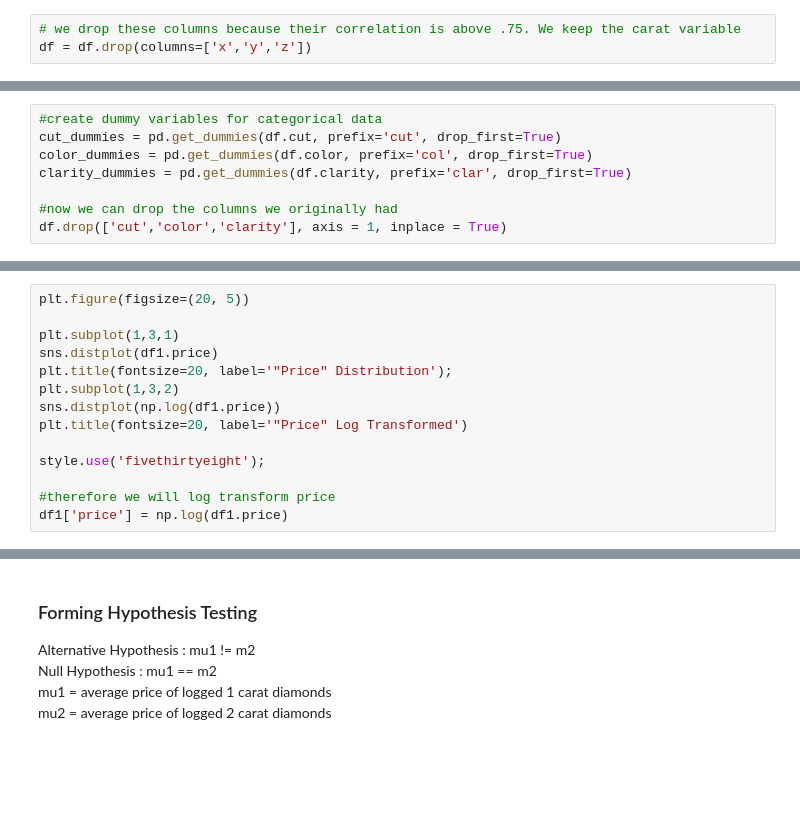
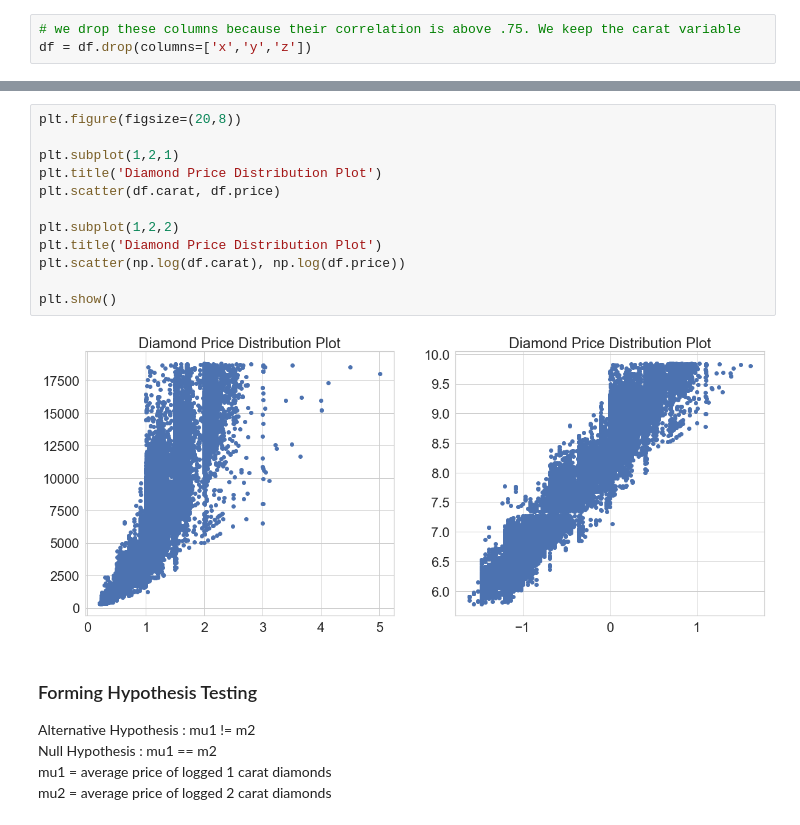
Before and after one commit to chrispfchung/diamonds-regression-project, a Jupyter notebook: Lin_reg_project_code_bpb - EDA & Hypothesis Testing.ipynb, the cells around one changed output, grey strips where cells are left out. Saved outputs shown, nothing was run; the diff lists cells and outputs as text; blank space fills up the shorter version.

```diff
--- a/Lin_reg_project_code_bpb.ipynb
+++ b/Lin_reg_project_code_bpb - EDA & Hypothesis Testing.ipynb
@@ -112,8 +107,0 @@ plt.show()
-# %%
-#create dummy variables for categorical data
-cut_dummies = pd.get_dummies(df.cut, prefix='cut', drop_first=True)
-color_dummies = pd.get_dummies(df.color, prefix='col', drop_first=True)
-clarity_dummies = pd.get_dummies(df.clarity, prefix='clar', drop_first=True)
-
-#now we can drop the columns we originally had
-df.drop(['cut','color','clarity'], axis = 1, inplace = True)
@@ -268,14 +107,0 @@ df1['carat'] = np.log(df1.carat)
-# %%
-plt.figure(figsize=(20, 5))
-
-plt.subplot(1,3,1)
-sns.distplot(df1.price)
-plt.title(fontsize=20, label='"Price" Distribution');
-plt.subplot(1,3,2)
-sns.distplot(np.log(df1.price))
-plt.title(fontsize=20, label='"Price" Log Transformed')
-
-style.use('fivethirtyeight');
-
-#therefore we will log transform price
-df1['price'] = np.log(df1.price)
@@ -347,3 +108,17 @@ strong multicollinearity or other numerical problems.
+# %%
+plt.figure(figsize=(20,8))
+
+plt.subplot(1,2,1)
+plt.title('Diamond Price Distribution Plot')
+plt.scatter(df.carat, df.price)
+
+plt.subplot(1,2,2)
+plt.title('Diamond Price Distribution Plot')
+plt.scatter(np.log(df.carat), np.log(df.price))
+
+plt.show()
+# %% [output]
+[figure, added]
 # %% [markdown]
 ### Forming Hypothesis Testing
 Alternative Hypothesis : mu1 != m2 <br>
```
Also changed, not shown: parts of 26 cells of this notebook, 1 other file.
